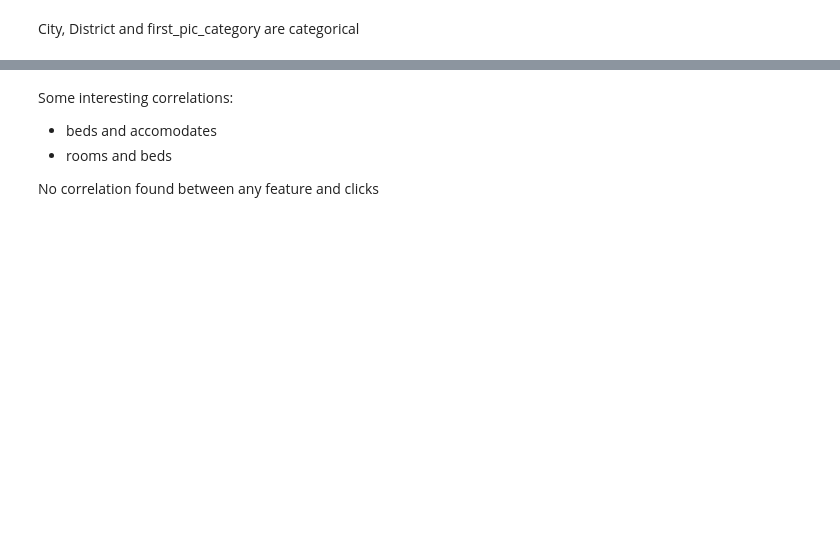
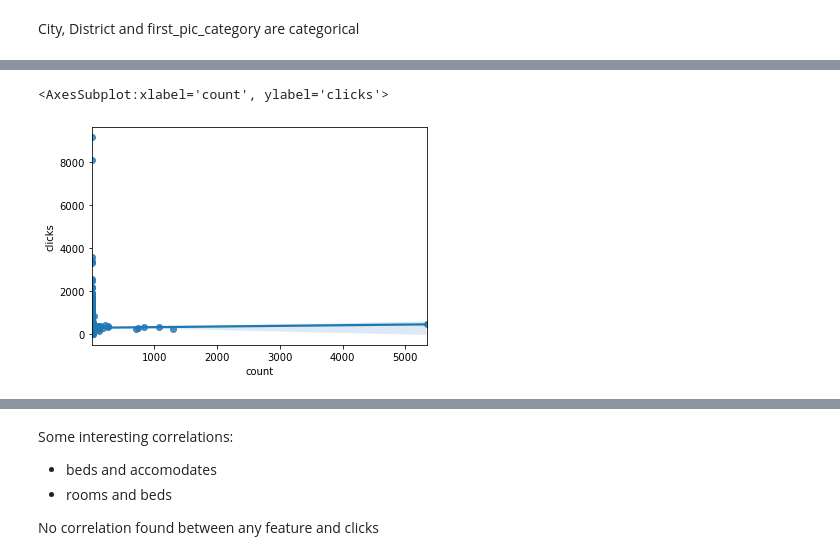
Before and after one commit to HichamKyouma/click-number-predictor, a Jupyter notebook: notebooks/baseline.ipynb, the cells around one changed output, grey strips where cells are left out. Saved outputs shown, nothing was run; the diff lists cells and outputs as text; code cells hidden in the pictures; blank space fills up the shorter version.

```diff
--- a/notebooks/baseline.ipynb
+++ b/notebooks/baseline.ipynb
@@ -130,0 +135,11 @@ City, District and first_pic_category are categorical
+# %%
+city_data = click_data.groupby("city").agg({"clicks": "mean", "city": "count"})\
+                  .rename({"city": "count"}, axis=1)\
+                  .apply(lambda x:round(x,2))\
+                  .sort_values(by="count", ascending=False)
+
+district_data = click_data.groupby("district").agg({"clicks": "mean", "district": "count"})\
+                  .rename({"district": "count"}, axis=1)\
+                  .apply(lambda x:round(x,2))\
+                  .sort_values(by="count", ascending=False)
+city_data.head(10)
@@ -130,0 +159,5 @@ City, District and first_pic_category are categorical
+# %%
+sns.regplot(x="count", y="clicks", data=city_data, fit_reg=True)
+# %% [output]
+<AxesSubplot:xlabel='count', ylabel='clicks'>
+[figure, added]
```
Also changed, not shown: parts of 54 cells of this notebook, 3 other files.
